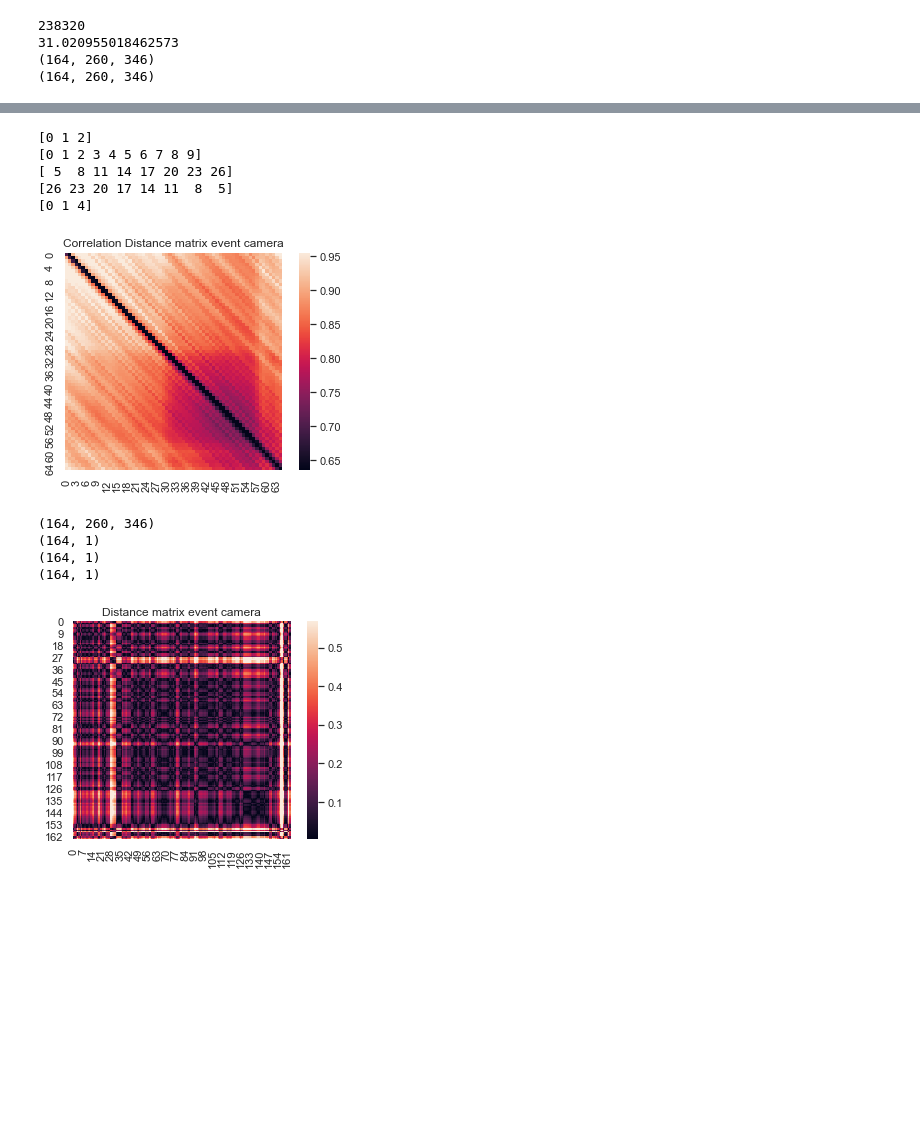
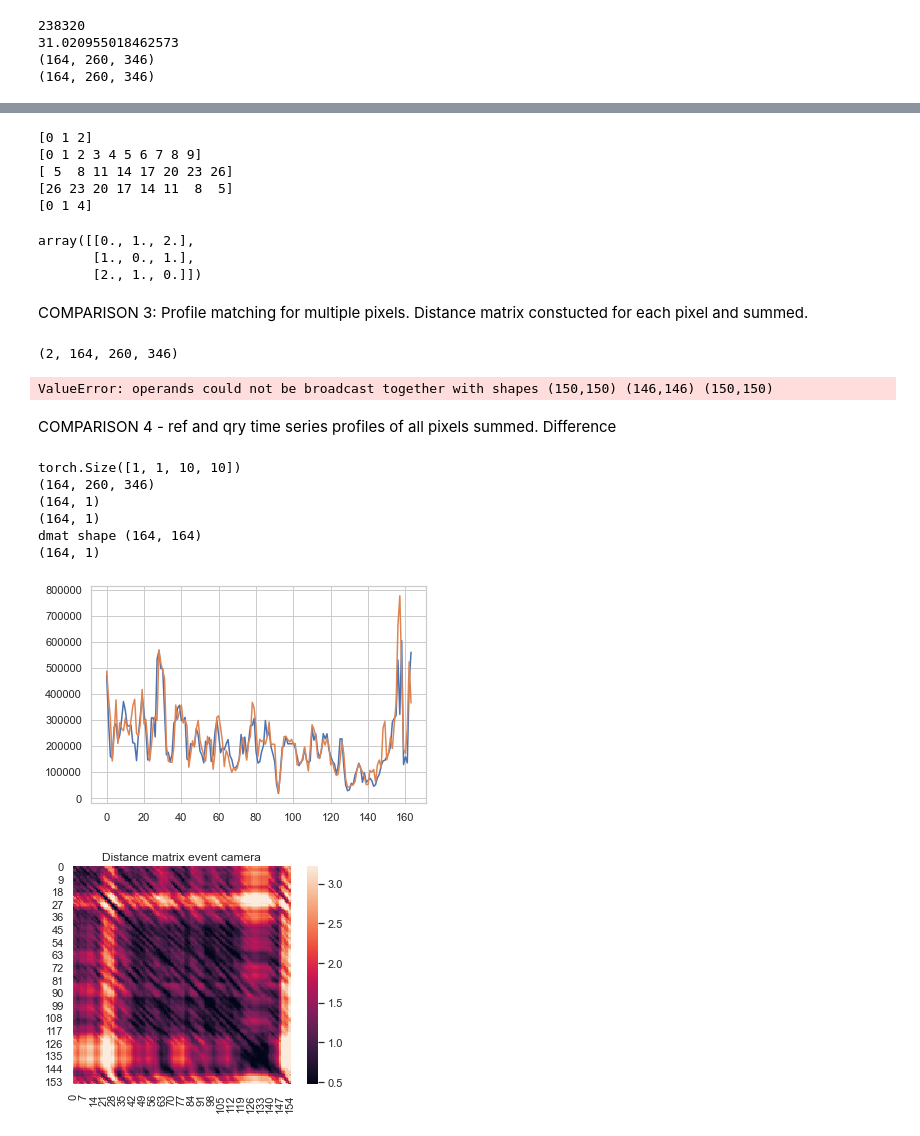
Before and after one commit to rblac5/Event_VPR, a Jupyter notebook: EventVPR_ProfileMatching.ipynb, the cells around one changed output, grey strips where cells are left out. Cells and saved outputs as stored; diff of their text form; code cells hidden in the pictures; blank space fills up the shorter version.

Commit message:
tidied up a bit, added some markers describing each section

```diff
--- a/EventVPR_ProfileMatching.ipynb
+++ b/EventVPR_ProfileMatching.ipynb
@@ -189,32 +223,47 @@ print(s1)
 print(s2)
 
 print(f*f)
+
+cdist(f.reshape(3,1),f.reshape(3,1),'euclidean')
 # %% [output]
 [0 1 2]
 [0 1 2 3 4 5 6 7 8 9]
 [ 5  8 11 14 17 20 23 26]
 [26 23 20 17 14 11  8  5]
 [0 1 4]
+array([[0., 1., 2.],
+       [1., 0., 1.],
+       [2., 1., 0.]])
+# %% [markdown]
+COMPARISON 3: Profile matching for multiple pixels. Distance matrix constucted for each pixel and summed.
 # %%
 
-filter_size=100
-number_of_pixels=1000
+smoothing_filter = 1
+comparison_filter=15
+number_of_pixels=10
 correlation_method = 'diff'
 
+print(event_frames_thresh.shape)
+
 total_number_pixels = event_frames_thresh[0].shape[1]*event_frames_thresh[0].shape[2]
-dmat_cumulative = np.zeros((len(event_frames_thresh[0])-filter_size+1,len(event_frames_thresh[0])-filter_size+1))
+dmat_cumulative = np.zeros((len(event_frames_thresh[0])-comparison_filter+1,len(event_frames_thresh[0])-comparison_filter+1))
 
 arr = np.arange(total_number_pixels)
-np.random.shuffle(arr) #random selection of pixels
-# arr = top_pixels
+# print(arr)
+# np.random.shuffle(arr) #random selection of pixels
+arr = top_pixels
+
 
 for pixel_ind in tqdm(arr[0:number_of_pixels]):
 
-    x_pix, y_pix = np.unravel_index(pixel_ind, event_means[0].shape)
-    ref = event_frames_thresh[0][:,x_pix,y_pix]
-    qry = event_frames_thresh[1][:,x_pix,y_pix]
-
-    dmat = apply_filter(ref, qry, filter_size, correlation_method)
+    y_pix, x_pix  = np.unravel_index(pixel_ind, event_means[0].shape)
+    # print("x pixel: " + str(x_pix) + ", y pixel:" + str(y_pix))
+    ref = event_frames_thresh[0][:, y_pix, x_pix]
+    qry = event_frames_thresh[1][:, y_pix, x_pix]
+    # print(ref)
+    ref_smoothed = moving_average(ref, smoothing_filter)
+    qry_smoothed = moving_average(qry, smoothing_filter)
+    dmat = apply_filter(ref_smoothed, qry_smoothed, comparison_filter, correlation_method)
     dmat_cumulative += dmat
 
 dmat_cumulative /= np.max(dmat_cumulative)
@@ -227,34 +276,57 @@ _ = plt.title('Correlation Distance matrix event camera')
 
 # np.savez("Results/dMat_test.npz", dMat=dmat_cumulative)
 # %% [output]
-[figure, removed]
+(2, 164, 260, 346)
+ValueError: operands could not be broadcast together with shapes (150,150) (146,146) (150,150)
+# %% [markdown]
+COMPARISON 4 -  ref and qry time series profiles of all pixels summed. Difference
 # %%
+seq_length = 10
+precomputed_convWeight = torch.eye(seq_length, device='cpu').unsqueeze(0).unsqueeze(0)
+print(precomputed_convWeight.shape)
 
 ref_traverse = 0
 query_traverse = 1
 print(event_frames_thresh[ref_traverse].shape)
 # ref_vec = event_frames_thresh[ref_traverse].reshape(event_frames_thresh[ref_traverse].shape[0], -1)
 ref_vec = event_frames_thresh[0].sum(axis=(1,2)).reshape(event_frames_thresh[ref_traverse].shape[0], -1)
 
 # qry_vec = event_frames_thresh[query_traverse].reshape(event_frames_thresh[query_traverse].shape[0], -1)
 qry_vec = event_frames_thresh[1].sum(axis=(1,2)).reshape(event_frames_thresh[ref_traverse].shape[0], -1)
 
 print(ref_vec.shape)
 print(qry_vec.shape)
 
 dMat = cdist(ref_vec, qry_vec ,'euclidean')
 dMat /= np.max(dMat)
+# dMat = 1 - dMat
+print("dmat shape " + str(dMat.shape))
+# print(dist_matrices_summed.shape)
+
+dMat_seqslam = torch.nn.functional.conv2d(torch.from_numpy(dMat).float().unsqueeze(0).unsqueeze(0), precomputed_convWeight).squeeze()
+# dMat_seqslam /= torch.max(dMat_seqslam)
+# dMat_seqslam = 1 - dMat_seqslam
+
+# print(dMat.shape)
+
 print(ref_vec.shape)
 
 plt.figure()
-sns.heatmap(dMat, robust=True, square=True, cbar=True)
+plt.plot(np.arange(len(event_frame_total)), ref_vec)
+plt.plot(np.arange(len(event_frame_total)), qry_vec)
+
+plt.figure()
+sns.heatmap(dMat_seqslam, robust=True, square=True, cbar=True)
 _ = plt.title('Distance matrix event camera')
 
 np.savez("Results/dMat_test2.npz", dMat=dMat)
 # %% [output]
+torch.Size([1, 1, 10, 10])
 (164, 260, 346)
 (164, 1)
 (164, 1)
+dmat shape (164, 164)
 (164, 1)
-[figure, old version]
+[figure, new version]
+[figure, added]
 # %%
```
Also changed, not shown: parts of 12 cells of this notebook, 5 other files.
